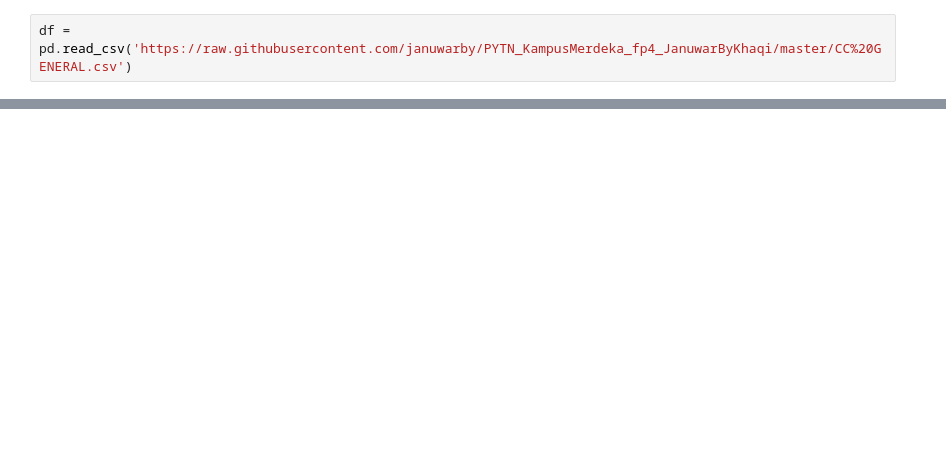
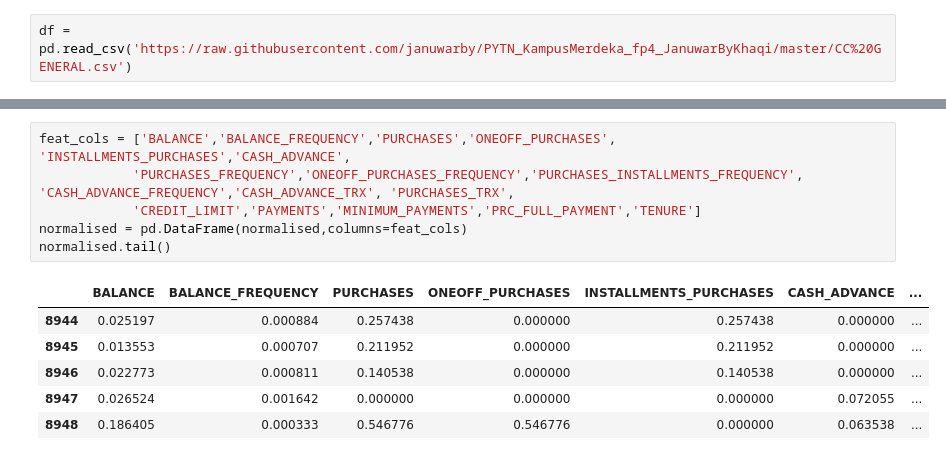
Before and after one commit to januwarby/PYTN_KampusMerdeka_fp4_JanuwarByKhaqi, a Jupyter notebook: PYTN_KampusMerdeka_fp4_JanuwarByKhaqi.ipynb, the cells around one changed output, grey strips where cells are left out. Drawn from its saved outputs; the diff is of its cells as text; blank space fills up the shorter version.

```diff
--- a/PYTN_KampusMerdeka_fp4_JanuwarByKhaqi.ipynb
+++ b/PYTN_KampusMerdeka_fp4_JanuwarByKhaqi.ipynb
@@ -20,0 +109,13 @@ testing
+# %%
+feat_cols = ['BALANCE','BALANCE_FREQUENCY','PURCHASES','ONEOFF_PURCHASES', 'INSTALLMENTS_PURCHASES','CASH_ADVANCE',
+            'PURCHASES_FREQUENCY','ONEOFF_PURCHASES_FREQUENCY','PURCHASES_INSTALLMENTS_FREQUENCY', 'CASH_ADVANCE_FREQUENCY','CASH_ADVANCE_TRX', 'PURCHASES_TRX',
+            'CREDIT_LIMIT','PAYMENTS','MINIMUM_PAYMENTS','PRC_FULL_PAYMENT','TENURE']
+normalised = pd.DataFrame(normalised,columns=feat_cols)
+normalised.tail()
+# %% [output]
+|  | BALANCE | BALANCE_FREQUENCY | PURCHASES | ONEOFF_PURCHASES | INSTALLMENTS_PURCHASES | CASH_ADVANCE | ... |
+| 8944 | 0.025197 | 0.000884 | 0.257438 | 0.000000 | 0.257438 | 0.000000 | ... |
+| 8945 | 0.013553 | 0.000707 | 0.211952 | 0.000000 | 0.211952 | 0.000000 | ... |
+| 8946 | 0.022773 | 0.000811 | 0.140538 | 0.000000 | 0.140538 | 0.000000 | ... |
+| 8947 | 0.026524 | 0.001642 | 0.000000 | 0.000000 | 0.000000 | 0.072055 | ... |
+| 8948 | 0.186405 | 0.000333 | 0.546776 | 0.546776 | 0.000000 | 0.063538 | ... |
```
Also changed, not shown: parts of 13 cells of this notebook.
